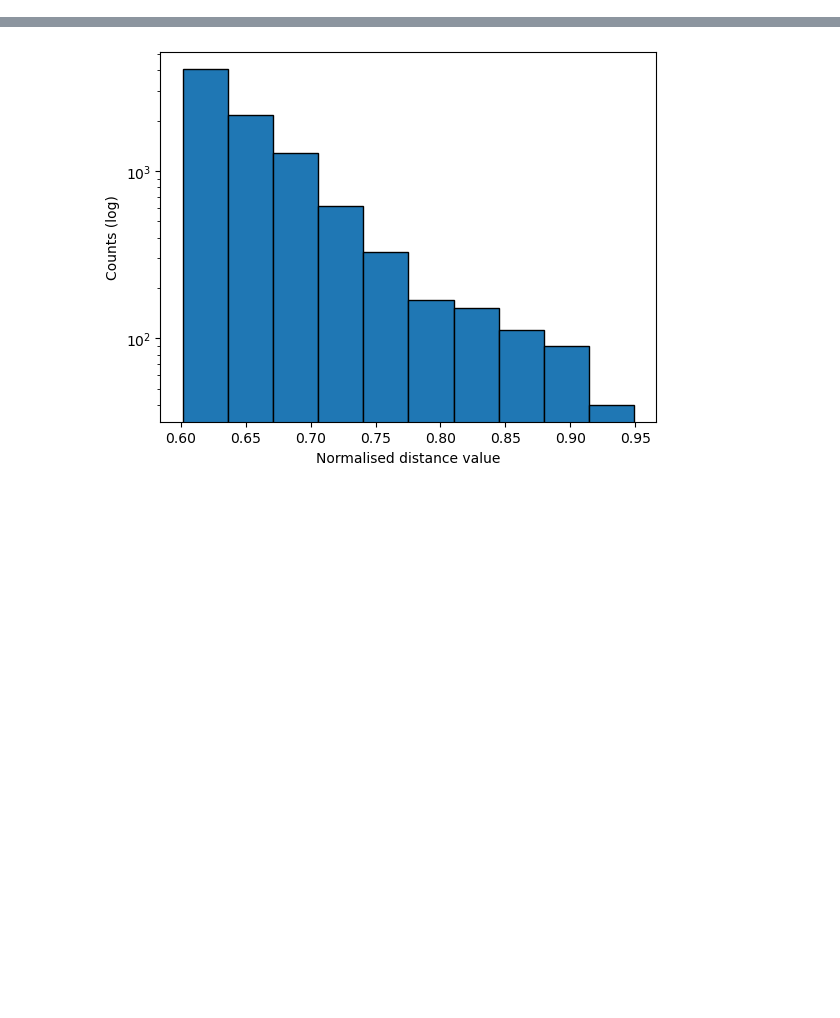
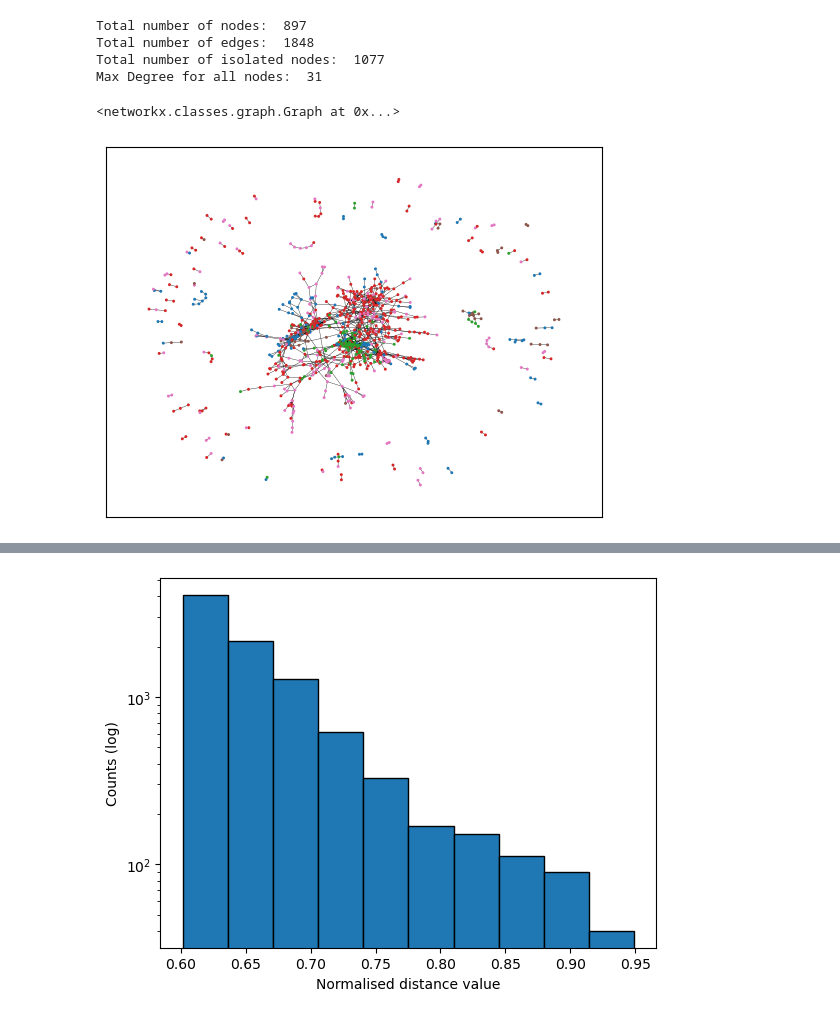
Before and after one commit to DavideGrecoGit/Multi-omics-data-integration-with-DL-approaches, a Jupyter notebook: GATO/SNF_study_latent.ipynb, the cells around one changed output, grey strips where cells are left out. Cells and saved outputs as stored; diff of their text form; code cells hidden in the pictures; blank space fills up the shorter version.

```diff
--- a/GATO/SNF_study_latent.ipynb
+++ b/GATO/SNF_study_latent.ipynb
@@ -74,0 +110,12 @@ ModuleNotFoundError: No module named 'utils'
+# %%
+labels = np.array(data["Pam50Subtype"]).tolist()
+
+color_codes = {
+    "LumA":"tab:red",
+    "LumB":"tab:pink",
+    "Normal":"tab:green",
+    "Basal":"tab:blue",
+    "Her2":"tab:brown"}
+
+color_labels = np.array([color_codes[l] for l in labels])
+len(color_labels)
@@ -74,0 +167,12 @@ ModuleNotFoundError: No module named 'utils'
+# %%
+temp = norm_snf_rna.copy()
+e_i_rna, e_a_rna = get_edge_index(temp, threshold=0.1)
+# %%
+print_graph(e_i_rna, color_labels)
+# %% [output]
+Total number of nodes:  897
+Total number of edges:  1848
+Total number of isolated nodes:  1077
+Max Degree for all nodes:  31
+<networkx.classes.graph.Graph at 0x...>
+[figure, added]
```
Also changed, not shown: parts of 24 cells of this notebook, 3 other files.
